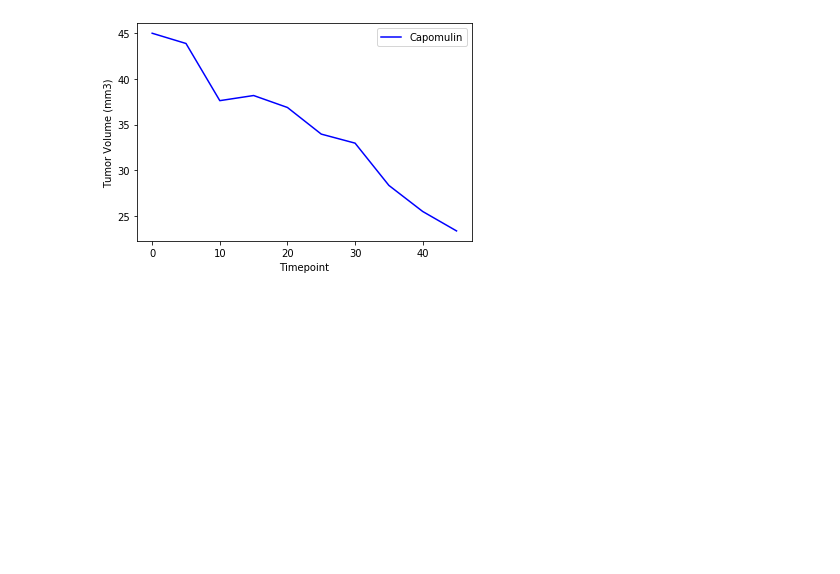
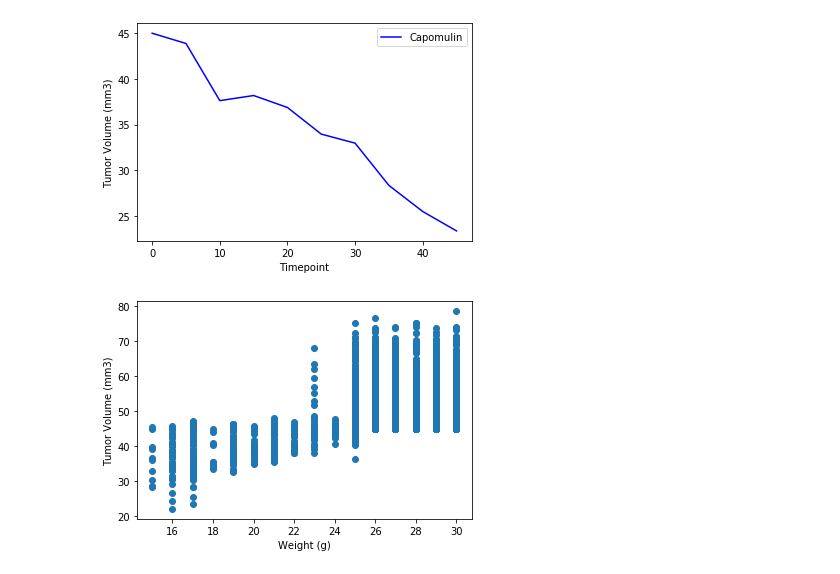
Before and after one commit to amolgupte/Matplotlib-Challenge, a Jupyter notebook: PyPharma.ipynb, the cells around one changed output. Saved outputs shown, nothing was run; the diff lists cells and outputs as text; code cells hidden in the pictures; blank space fills up the shorter version.

```diff
--- a/PyPharma.ipynb
+++ b/PyPharma.ipynb
@@ -259,5 +265,15 @@ plt.show()
 [figure]
 # %%
 # Generate a scatter plot of mouse weight versus average tumor volume for the Capomulin regimen
+
+new_df_tumor_vol_Capomulin_scatter=combine_data[[ 'Weight (g)','Tumor Volume (mm3)']]
+new_df_tumor_vol_Capomulin_scatter
+
+plt.scatter(new_df_tumor_vol_Capomulin_scatter['Weight (g)'],new_df_tumor_vol_Capomulin_scatter['Tumor Volume (mm3)'])
+plt.xlabel("Weight (g)")
+plt.ylabel("Tumor Volume (mm3)")
+plt.show()
+# %% [output]
+[figure, added]
 # %%
 # Calculate the correlation coefficient and linear regression model for mouse weight and average tumor volume for the Capomulin regimen
```
Also changed, not shown: parts of 1 cell of this notebook.
